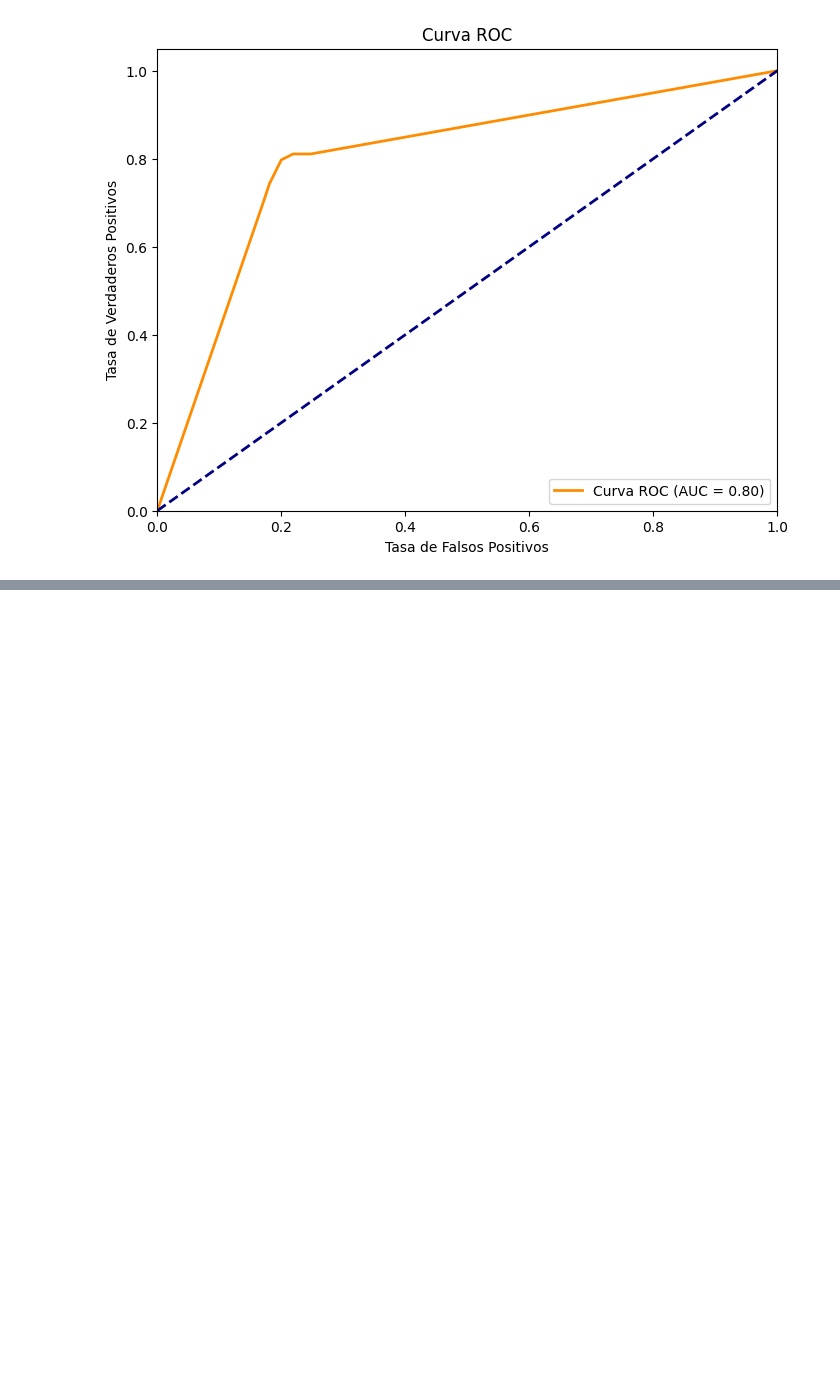
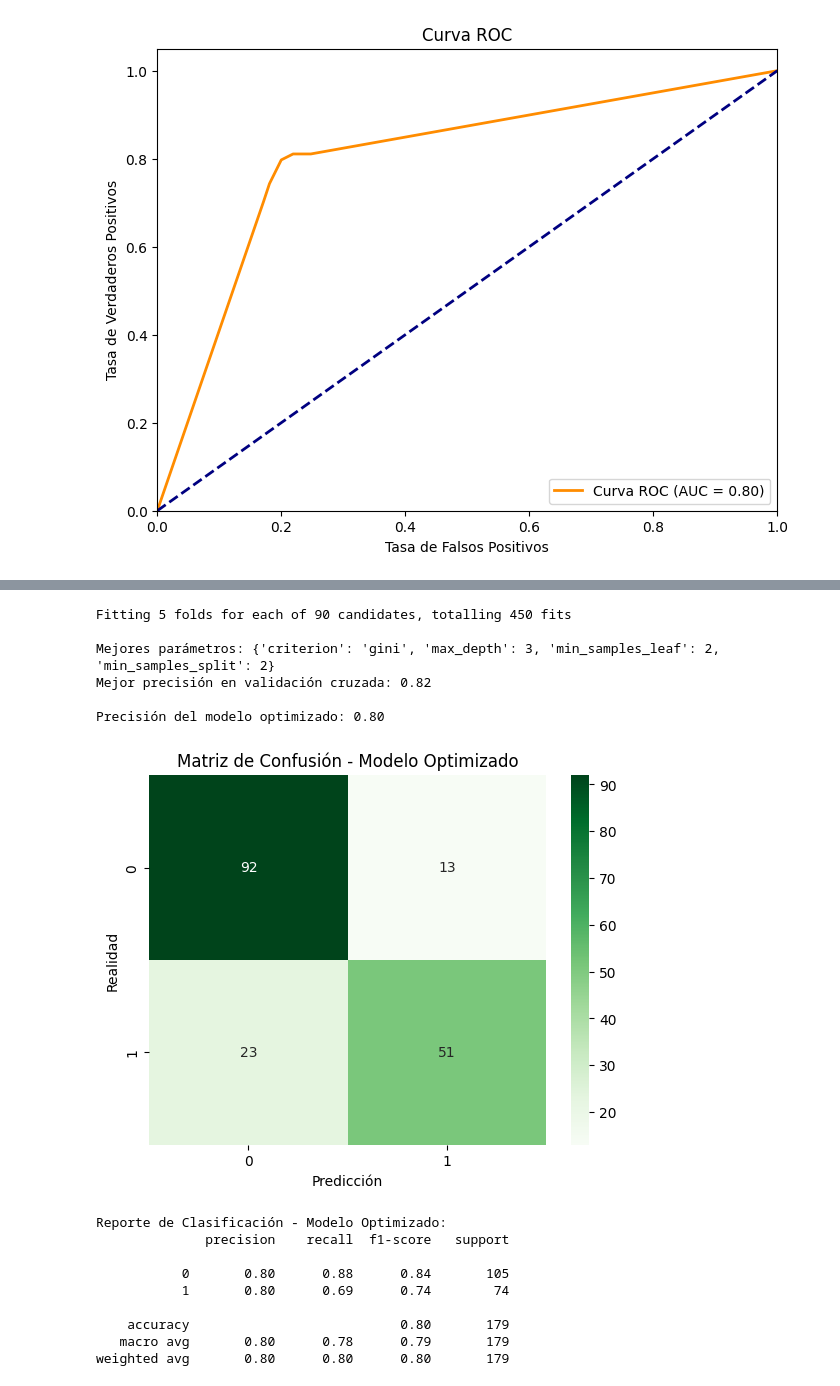
Before and after one commit to David-Sac/Proyectos-365, a Jupyter notebook: DIA_007/informacion.ipynb, the cells around one changed output, grey strips where cells are left out. Drawn from its saved outputs; the diff is of its cells as text; code cells hidden in the pictures; blank space fills up the shorter version.

```diff
--- a/DIA_007/informacion.ipynb
+++ b/DIA_007/informacion.ipynb
@@ -233,0 +236,75 @@ ImportError: cannot import name 'dtreeviz' from 'dtreeviz.trees' (c:\Users\LENOV
+# %%
+# 12. Optimización del Modelo
+from sklearn.model_selection import GridSearchCV
+
+# Definir el rango de hiperparámetros
+param_grid = {
+    'max_depth': [3, 5, 7, 9, None],
+    'min_samples_split': [2, 5, 10],
+    'min_samples_leaf': [1, 2, 4],
+    'criterion': ['gini', 'entropy']
+}
+
+# Instanciar el modelo
+dtree = DecisionTreeClassifier(random_state=42)
+
+# Grid Search con validación cruzada de 5 folds
+grid_search = GridSearchCV(estimator=dtree, param_grid=param_grid, cv=5, scoring='accuracy', n_jobs=-1, verbose=1)
+grid_search.fit(X_train, y_train)
+
+# Mejor combinación de parámetros
+print(f'\nMejores parámetros: {grid_search.best_params_}')
+print(f'Mejor precisión en validación cruzada: {grid_search.best_score_:.2f}')
+
+# Entrenar el modelo con los mejores parámetros
+best_dtree = grid_search.best_estimator_
+y_pred_best = best_dtree.predict(X_test)
+y_pred_prob_best = best_dtree.predict_proba(X_test)[:,1]
+
+# Evaluar el modelo optimizado
+accuracy_best = accuracy_score(y_test, y_pred_best)
+print(f'\nPrecisión del modelo optimizado: {accuracy_best:.2f}')
+
+# Matriz de confusión optimizada
+cm_best = confusion_matrix(y_test, y_pred_best)
+sns.heatmap(cm_best, annot=True, fmt='d', cmap='Greens')
+plt.title('Matriz de Confusión - Modelo Optimizado')
+plt.xlabel('Predicción')
+plt.ylabel('Realidad')
+plt.show()
+
+# Reporte de clasificación optimizado
+print("\nReporte de Clasificación - Modelo Optimizado:")
+print(classification_report(y_test, y_pred_best))
+
+# Curva ROC y AUC optimizada
+fpr_best, tpr_best, thresholds_best = roc_curve(y_test, y_pred_prob_best)
+roc_auc_best = auc(fpr_best, tpr_best)
+
+plt.figure(figsize=(8,6))
+plt.plot(fpr_best, tpr_best, color='darkgreen', lw=2, label=f'Curva ROC (AUC = {roc_auc_best:.2f})')
+plt.plot([0,1], [0,1], color='navy', lw=2, linestyle='--')
+plt.xlim([0.0,1.0])
+plt.ylim([0.0,1.05])
+plt.xlabel('Tasa de Falsos Positivos')
+plt.ylabel('Tasa de Verdaderos Positivos')
+plt.title('Curva ROC - Modelo Optimizado')
+plt.legend(loc='lower right')
+plt.show()
+# %% [output]
+Fitting 5 folds for each of 90 candidates, totalling 450 fits
+
+Mejores parámetros: {'criterion': 'gini', 'max_depth': 3, 'min_samples_leaf': 2, 'min_samples_split': 2}
+Mejor precisión en validación cruzada: 0.82
+
+Precisión del modelo optimizado: 0.80
+[figure, added]
+Reporte de Clasificación - Modelo Optimizado:
+              precision    recall  f1-score   support
+
+           0       0.80      0.88      0.84       105
+           1       0.80      0.69      0.74        74
+
+    accuracy                           0.80       179
+   macro avg       0.80      0.78      0.79       179
+weighted avg       0.80      0.80      0.80       179
```
Also changed, not shown: parts of 3 cells of this notebook, 2 other files.
